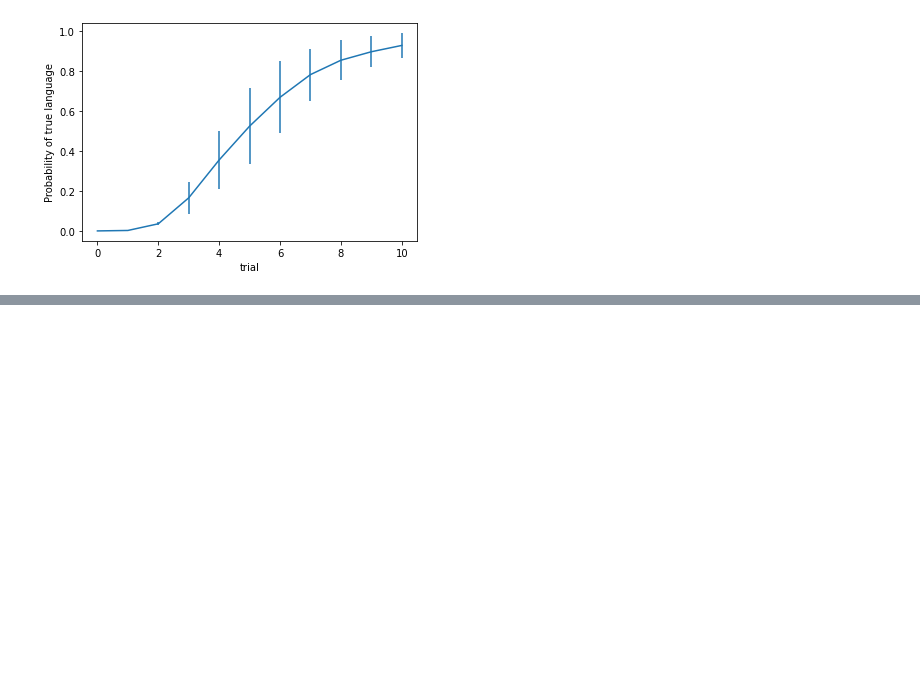
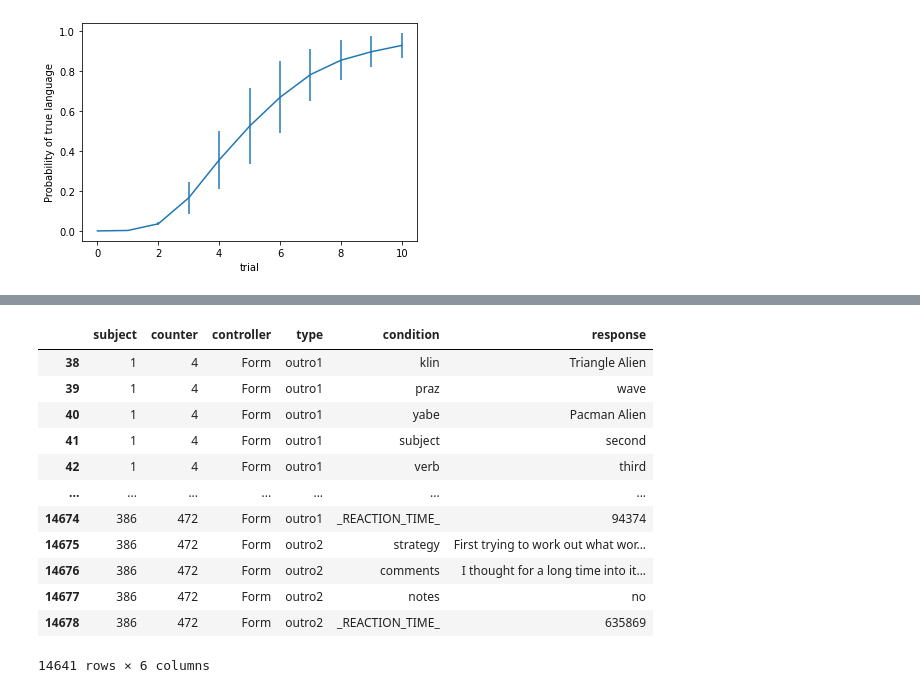
Before and after one commit to thelogicalgrammar/joint_learning, a Jupyter notebook: model/basicmodel.ipynb, the cells around one changed output, grey strips where cells are left out. Drawn from its saved outputs; the diff is of its cells as text; code cells hidden in the pictures; blank space fills up the shorter version.

```diff
--- a/model/basicmodel.ipynb
+++ b/model/basicmodel.ipynb
@@ -429,0 +445,18 @@ plt.show()
+# %%
+raw_data = pd.read_csv('../michael_data/data/results_2021-08-23T12_58_44_175Z_langlearning-v2.csv')
+
+display(raw_data.head())
+
+# remove xiaochen and bob results
+raw_data = raw_data.iloc[38:]
+
+data = raw_data.iloc[:,[0, 2, 6, 9, 11, 12]]
+
+data = data.rename(columns={
+    k:v
+    for k,v in
+    zip(data.columns,
+        ["subject", "counter", "controller", "type", "condition", "response"])
+})
+
+data['response'] = data['response'].str.replace('%2C', ' ')
@@ -429,0 +470,16 @@ plt.show()
+# %%
+data
+# %% [output]
+|  | subject | counter | controller | type | condition | response |
+| 38 | 1 | 4 | Form | outro1 | klin | Triangle Alien |
+| 39 | 1 | 4 | Form | outro1 | praz | wave |
+| 40 | 1 | 4 | Form | outro1 | yabe | Pacman Alien |
+| 41 | 1 | 4 | Form | outro1 | subject | second |
+| 42 | 1 | 4 | Form | outro1 | verb | third |
+| ... | ... | ... | ... | ... | ... | ... |
+| 14674 | 386 | 472 | Form | outro1 | _REACTION_TIME_ | 94374 |
+| 14675 | 386 | 472 | Form | outro2 | strategy | First trying to work out what wor... |
+| 14676 | 386 | 472 | Form | outro2 | comments | I thought for a long time into it... |
+| 14677 | 386 | 472 | Form | outro2 | notes | no |
+| 14678 | 386 | 472 | Form | outro2 | _REACTION_TIME_ | 635869 |
+14641 rows × 6 columns
```
Also changed, not shown: parts of 50 cells of this notebook.
